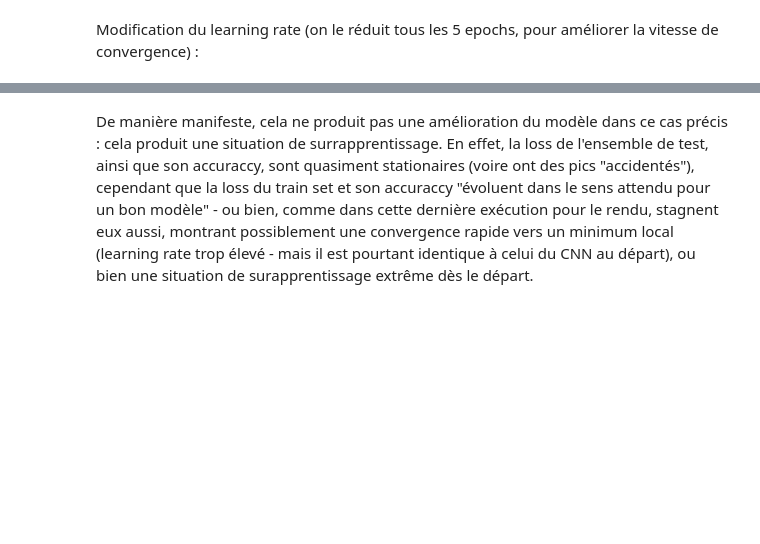
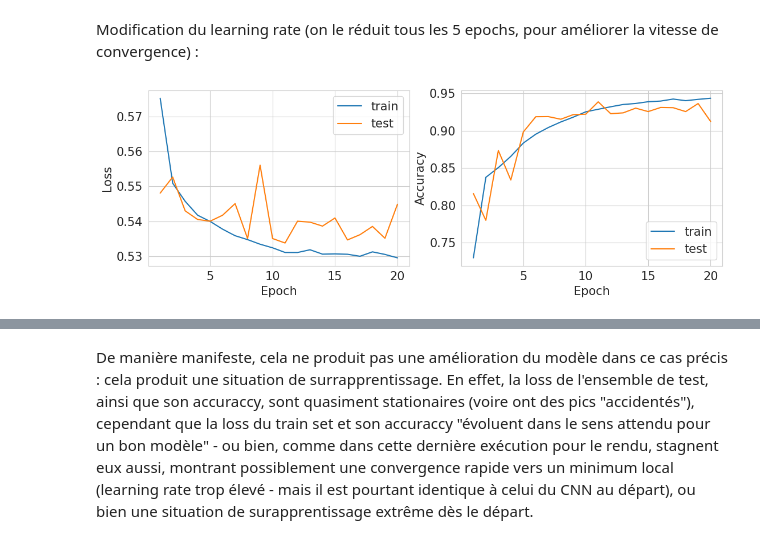
Before and after one commit to SophiePerrin/projets-du-master-MIASHS, a Jupyter notebook: projet_deep_learning.ipynb, the cells around one changed output, grey strips where cells are left out. Cells and saved outputs as stored; diff of their text form; code cells hidden in the pictures; blank space fills up the shorter version.

```diff
--- a/projet_deep_learning.ipynb
+++ b/projet_deep_learning.ipynb
@@ -760,9 +760,17 @@ weighted avg       0.92      0.92      0.92     20000
 # %% [markdown]
 Modification du learning rate (on le réduit tous les 5 epochs, pour améliorer la vitesse de convergence) :
 # %%
+device = torch.device("cuda" if torch.cuda.is_available() else "cpu")
+print(f"Utilisation de : {device}")
+
+model = CNN() # Instantiate the model
+model.to(device)
+
 optimizer = torch.optim.Adam(model.parameters(), lr=0.001)
 scheduler = torch.optim.lr_scheduler.StepLR(optimizer, step_size=5, gamma=0.5)  # Réduit le learning rate de moitié tous les 5 epochs
 
 train(model, optimizer, train_loader, test_loader, n_epochs=20)
 
 scheduler.step()  # Mise à jour du learning rate
+# %% [output]
+[figure, added]
```
Also changed, not shown: parts of 5 cells of this notebook.
